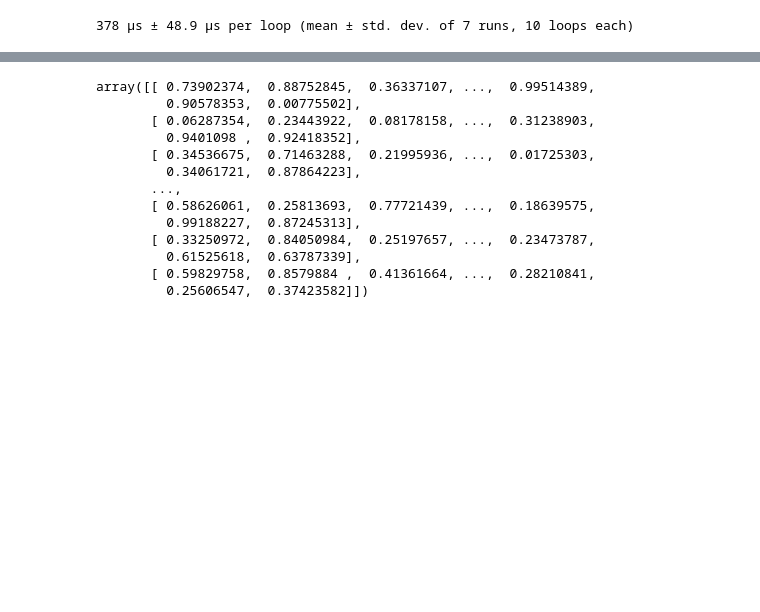
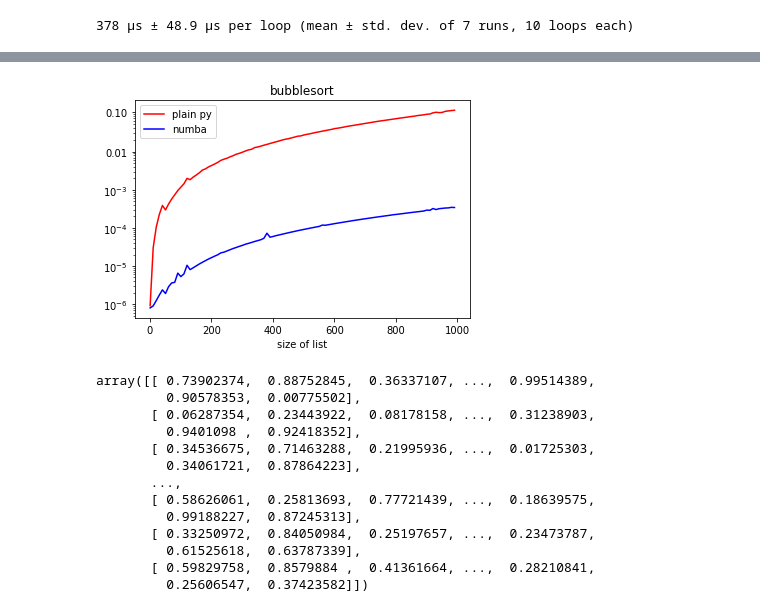
Before and after one commit to mamonu/GDSP18_ProfilingOptimizingPyDemo, a Jupyter notebook: profiling.ipynb, the cells around one changed output, grey strips where cells are left out. Cells and saved outputs as stored; diff of their text form; code cells hidden in the pictures; blank space fills up the shorter version.

Commit message:
plots in examples4

```diff
--- a/profiling.ipynb
+++ b/profiling.ipynb
@@ -359,3 +357,16 @@ np.random.shuffle(shuffled)
 378 µs ± 48.9 µs per loop (mean ± std. dev. of 7 runs, 10 loops each)
 # %%
 # the difference is quite big! first case is in milliseconds but second and third in microseconds!!!
+# %%
+import numpy as np
+bdf = pd.DataFrame(columns=['num','plain','jit'])
+for i in range(1,1001,10):
+    ifl= float(i)
+    original = np.arange(ifl, dtype='f4')
+    shuffled = original.copy()
+    np.random.shuffle(shuffled)
+    pl = %timeit -n 1 -o bubblesort(shuffled)
+    np.random.shuffle(original)
+    jt = %timeit -n 1 -o bubblesort_jit(shuffled)
+
+    bdf = bdf.append({'num': i,'plain':pl.best,'jit':jt.best}, ignore_index=True)
@@ -362,3 +391,17 @@ np.random.shuffle(shuffled)
+# %%
+plt.gcf().clear()
+plt.plot( bdf.num,bdf.plain, 'r',label='plain py')
+plt.plot (bdf.num,bdf.jit, 'b',label='numba')
+
+plt.title('bubblesort')
+plt.legend()
+plt.xlabel('size of list')
+#plt.ylabel('sec')
+plt.yscale('logit')
+plt.gca().yaxis.set_minor_formatter(NullFormatter())
+plt.show()
+# %% [output]
+[figure, added]
 # %%
 # EXAMPLE 3 : SUM of Arrays
 # %%
```
Also changed, not shown: parts of 2 cells of this notebook, 2 other files.
